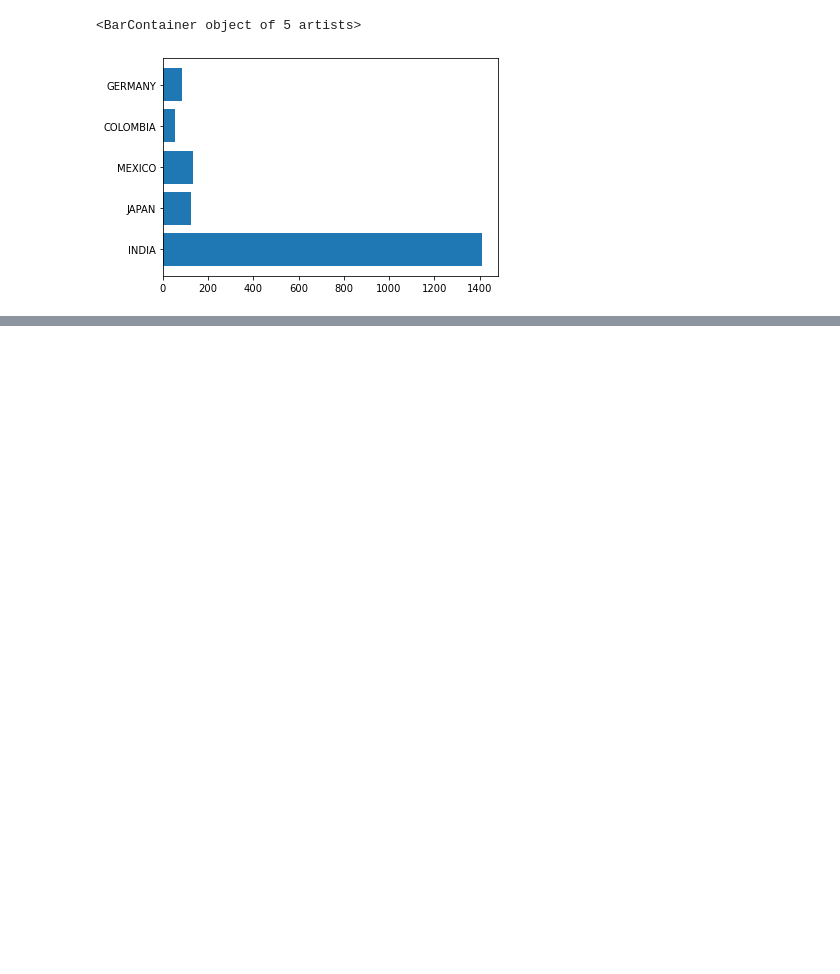
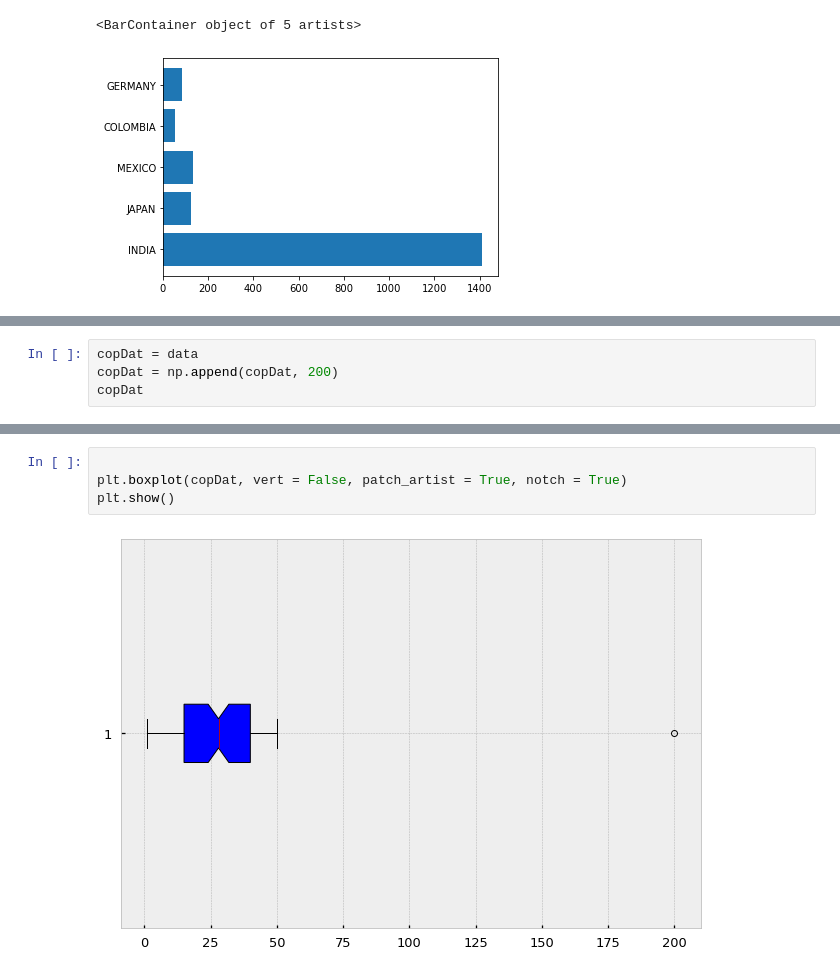
Before and after one commit to DiegoFLM/matplotlib-Seaborn, a Jupyter notebook: bar.ipynb, the cells around one changed output, grey strips where cells are left out. Cells and saved outputs as stored; diff of their text form; blank space fills up the shorter version.

```diff
--- a/bar.ipynb
+++ b/bar.ipynb
@@ -26,0 +56,4 @@ plt.barh(country, population)
+# %%
+copDat = data
+copDat = np.append(copDat, 200)
+copDat
@@ -26,0 +69,6 @@ plt.barh(country, population)
+# %%
+
+plt.boxplot(copDat, vert = False, patch_artist = True, notch = True)
+plt.show()
+# %% [output]
+[figure, added]
```
Also changed, not shown: parts of 13 cells of this notebook, 2 other files.
